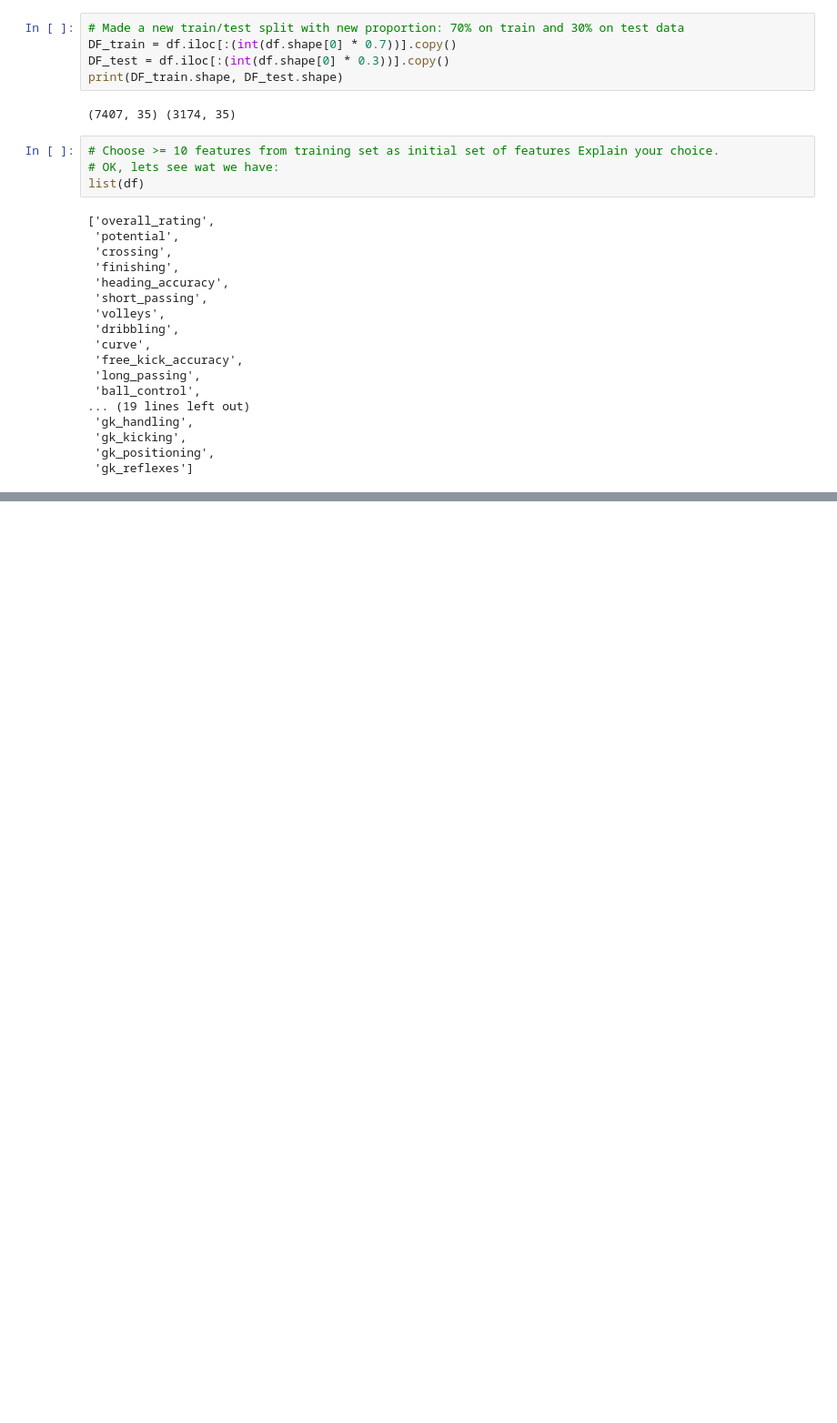
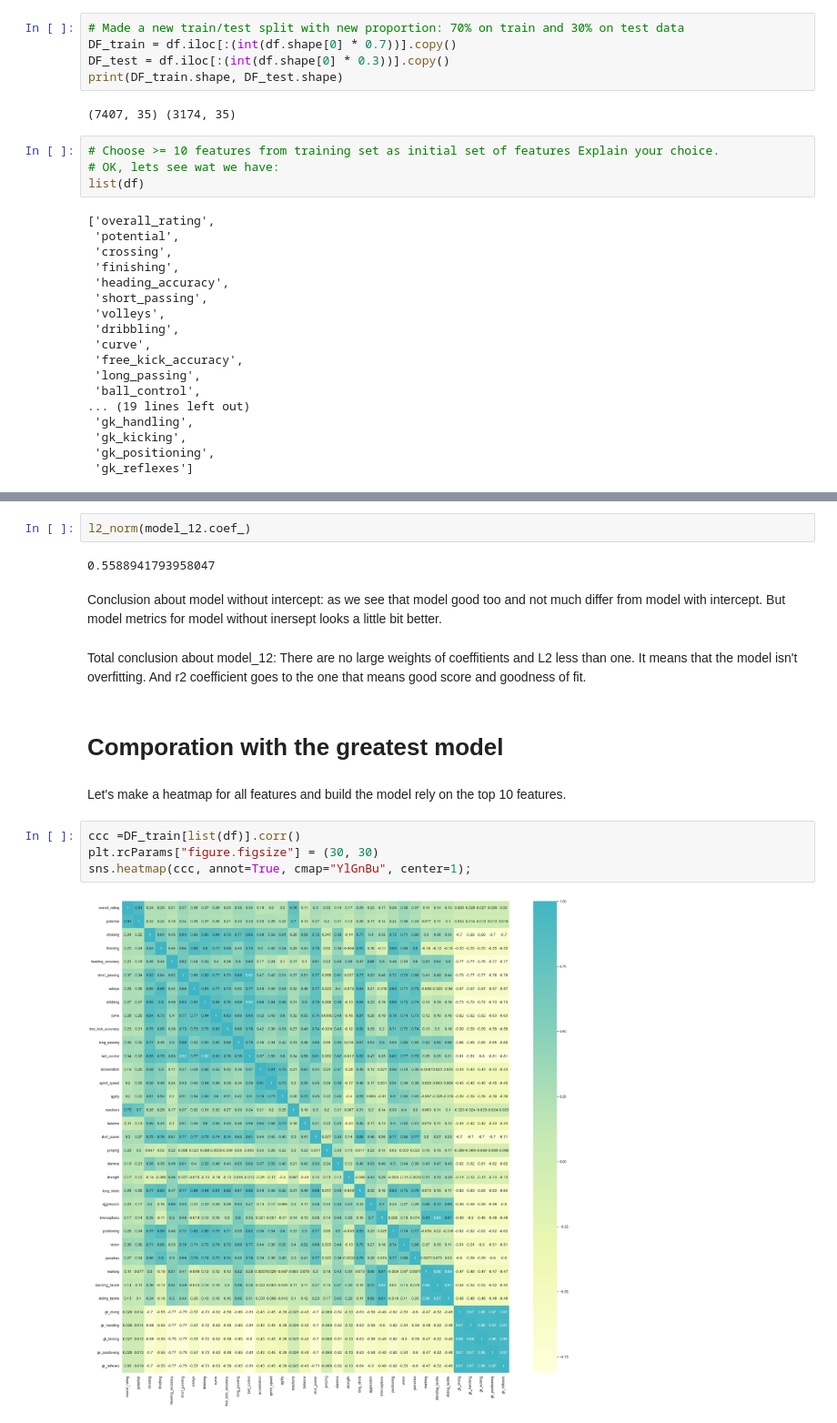
Before and after one commit to 4Krobat/ML-Course, a Jupyter notebook: 3rd lesson.ipynb, the cells around one changed output, grey strips where cells are left out. Shown at 91% size. Cells and saved outputs as stored; diff of their text form; blank space fills up the shorter version.

```diff
--- a/3rd lesson.ipynb
+++ b/3rd lesson.ipynb
@@ -1789,0 +1775,19 @@ l2_norm(model_12.coef_)
+# %%
+l2_norm(model_12.coef_)
+# %% [output]
+0.5588941793958047
+# %% [markdown]
+Conclusion about model without intercept: as we see that model good too and not much differ from model with intercept. But model metrics for model without inersept looks a little bit better.
+# %% [markdown]
+Total conclusion about model_12: There are no large weights of coeffitients and L2 less than one.
+It means that the model isn't overfitting. And r2 coefficient goes to the one that means good score and goodness of fit.
+# %% [markdown]
+# Comporation with the greatest model
+# %% [markdown]
+Let's make a heatmap for all features and build the model rely on the top 10 features.
+# %%
+ccc =DF_train[list(df)].corr()
+plt.rcParams["figure.figsize"] = (30, 30)
+sns.heatmap(ccc, annot=True, cmap="YlGnBu", center=1);
+# %% [output]
+[figure, added]
```
Also changed, not shown: parts of 69 cells of this notebook.
